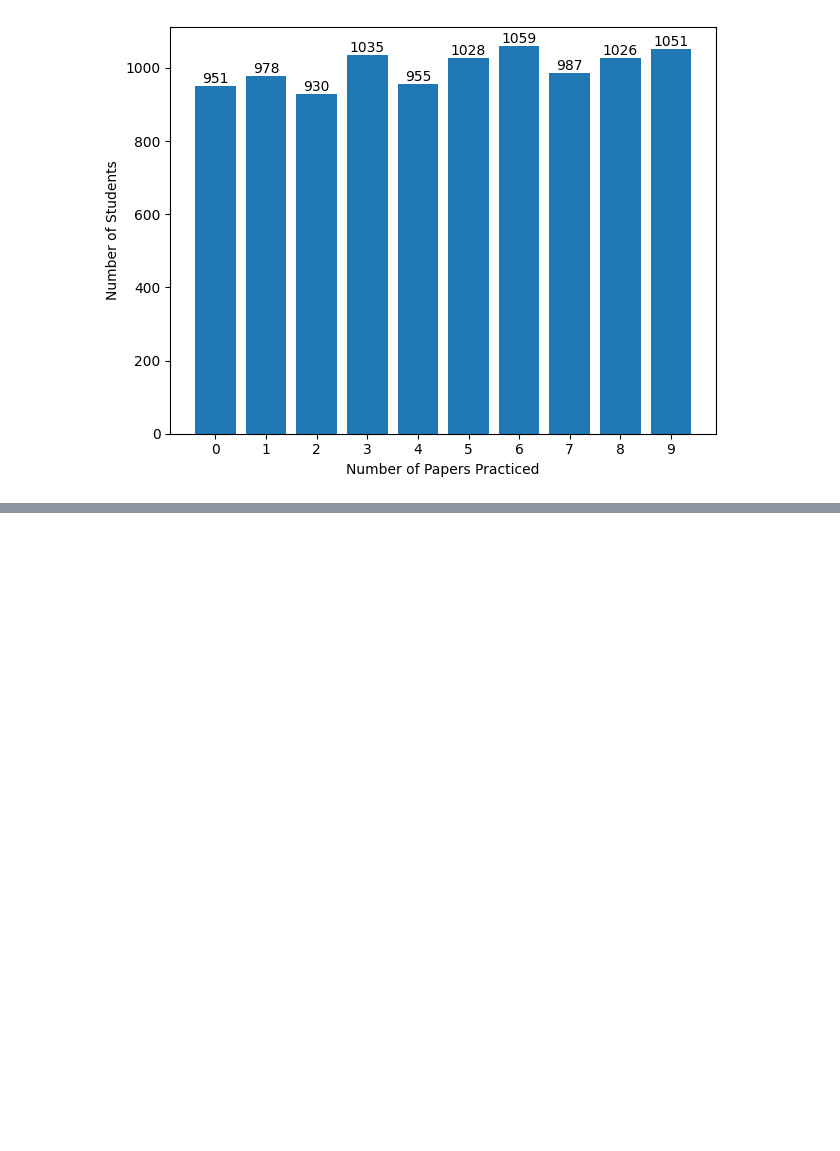
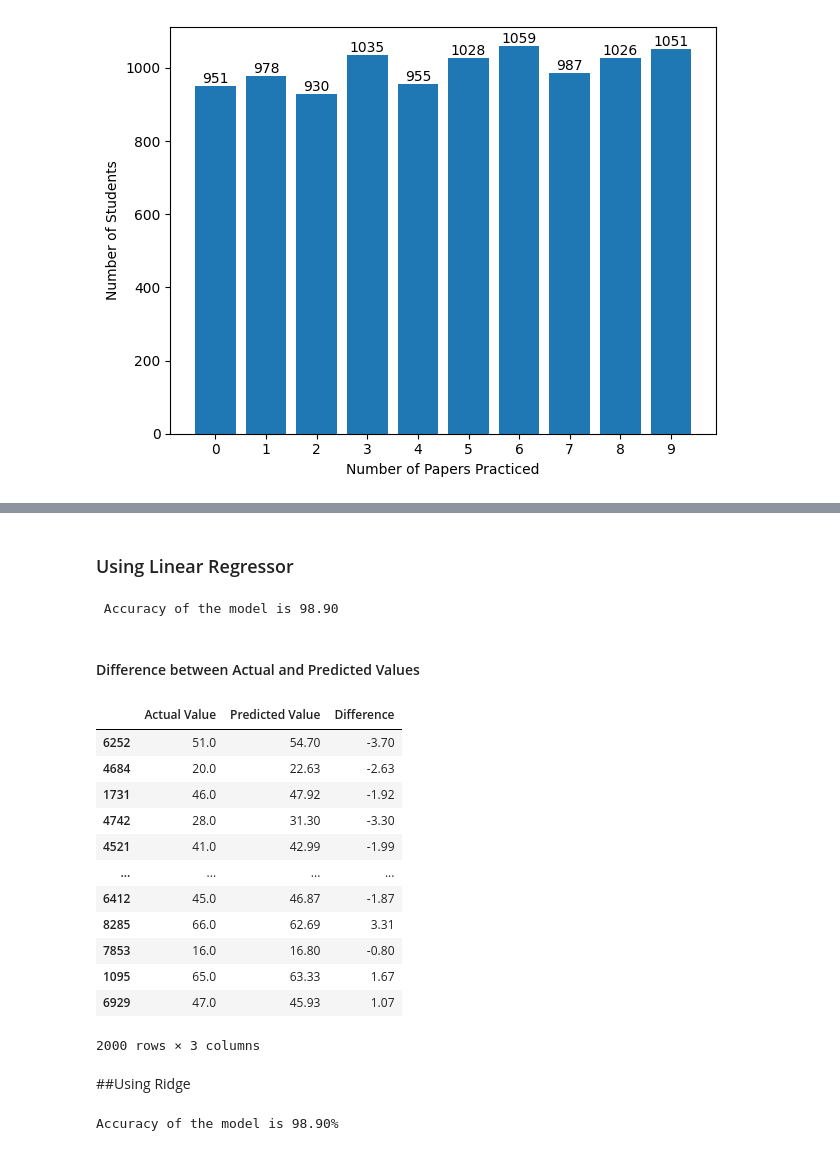
Before and after one commit to newguy7/DataScienceProjects, a Jupyter notebook: student_performance.ipynb, the cells around one changed output, grey strips where cells are left out. Saved outputs shown, nothing was run; the diff lists cells and outputs as text; code cells hidden in the pictures; blank space fills up the shorter version.

```diff
--- a/student_performance.ipynb
+++ b/student_performance.ipynb
@@ -214,0 +294,5 @@ plt.show()
+# %%
+# separate dataset into train and test
+from sklearn.model_selection import train_test_split
+X_train, X_test, y_train, y_test = train_test_split(X,Y,test_size=0.2,random_state=42)
+X_train.shape, X_test.shape
@@ -214,0 +334,19 @@ plt.show()
+# %%
+def evaluate_model(true, predicted):
+    mae = mean_absolute_error(true, predicted)
+    mse = mean_squared_error(true, predicted)
+    rmse = np.sqrt(mean_squared_error(true, predicted))
+    r2_square = r2_score(true, predicted)
+    return mae, rmse, r2_square
+# %%
+models = {
+    "Linear Regression": LinearRegression(),
+    "Lasso": Lasso(),
+    "Ridge": Ridge(),
+    "K-Neighbors Regressor": KNeighborsRegressor(),
+    "Decision Tree": DecisionTreeRegressor(),
+    "Random Forest Regressor": RandomForestRegressor(),
+    "XGBRegressor": XGBRegressor(),
+    "CatBoosting Regressor": CatBoostRegressor(verbose=False),
+    "AdaBoost Regressor": AdaBoostRegressor()
+}
@@ -214,0 +421,48 @@ plt.show()
+# %% [markdown]
+### Using Linear Regressor
+# %%
+lin_model = LinearRegression(fit_intercept=True)
+lin_model = lin_model.fit(X_train, y_train)
+y_pred = lin_model.predict(X_test)
+score = r2_score(y_test, y_pred)*100
+print(" Accuracy of the model is %.2f" %score)
+# %% [output]
+ Accuracy of the model is 98.90
+# %% [markdown]
+#### Difference between Actual and Predicted Values
+# %%
+pred_df=pd.DataFrame({'Actual Value':y_test,'Predicted Value':np.round(y_pred,2),'Difference':y_test-np.round(y_pred,2)})
+pred_df
+# %% [output]
+|  | Actual Value | Predicted Value | Difference |
+| 6252 | 51.0 | 54.70 | -3.70 |
+| 4684 | 20.0 | 22.63 | -2.63 |
+| 1731 | 46.0 | 47.92 | -1.92 |
+| 4742 | 28.0 | 31.30 | -3.30 |
+| 4521 | 41.0 | 42.99 | -1.99 |
+| ... | ... | ... | ... |
+| 6412 | 45.0 | 46.87 | -1.87 |
+| 8285 | 66.0 | 62.69 | 3.31 |
+| 7853 | 16.0 | 16.80 | -0.80 |
+| 1095 | 65.0 | 63.33 | 1.67 |
+| 6929 | 47.0 | 45.93 | 1.07 |
+2000 rows × 3 columns
+# %% [markdown]
+##Using Ridge
+# %%
+# Initialize the Ridge model
+ridge_model = Ridge(alpha=0.1)
+
+# Train the model
+ridge_model = ridge_model.fit(X_train,y_train)
+
+# Make predictions on the test data
+y_pred = ridge_model.predict(X_test)
+
+# Calculate the R-squared score (accuracy)
+score = r2_score(y_test, y_pred) * 100
+
+# Print the accuracy of the model
+print("Accuracy of the model is %.2f%%" % score)
+# %% [output]
+Accuracy of the model is 98.90%
```
Also changed, not shown: parts of 20 cells of this notebook.
